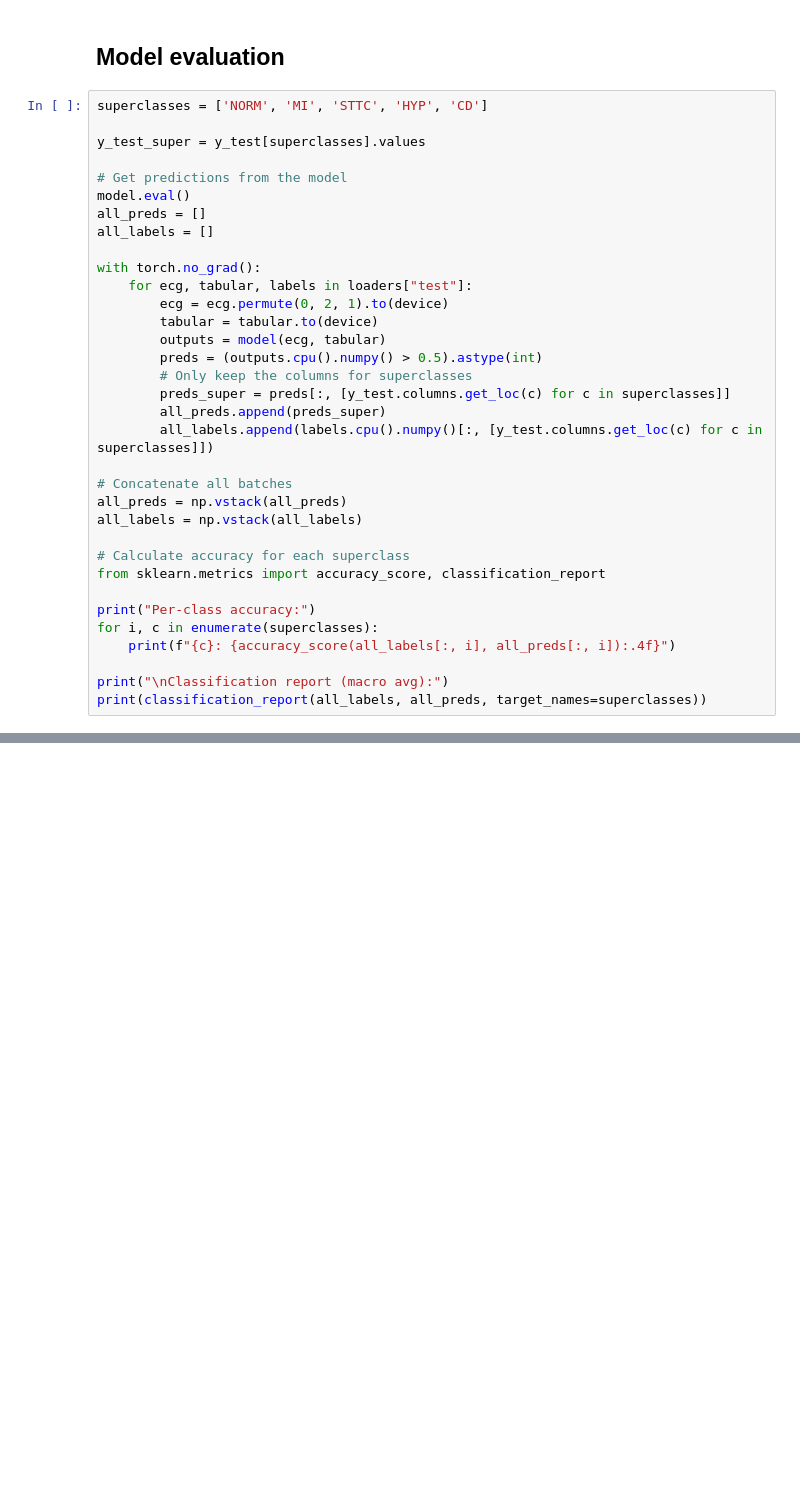
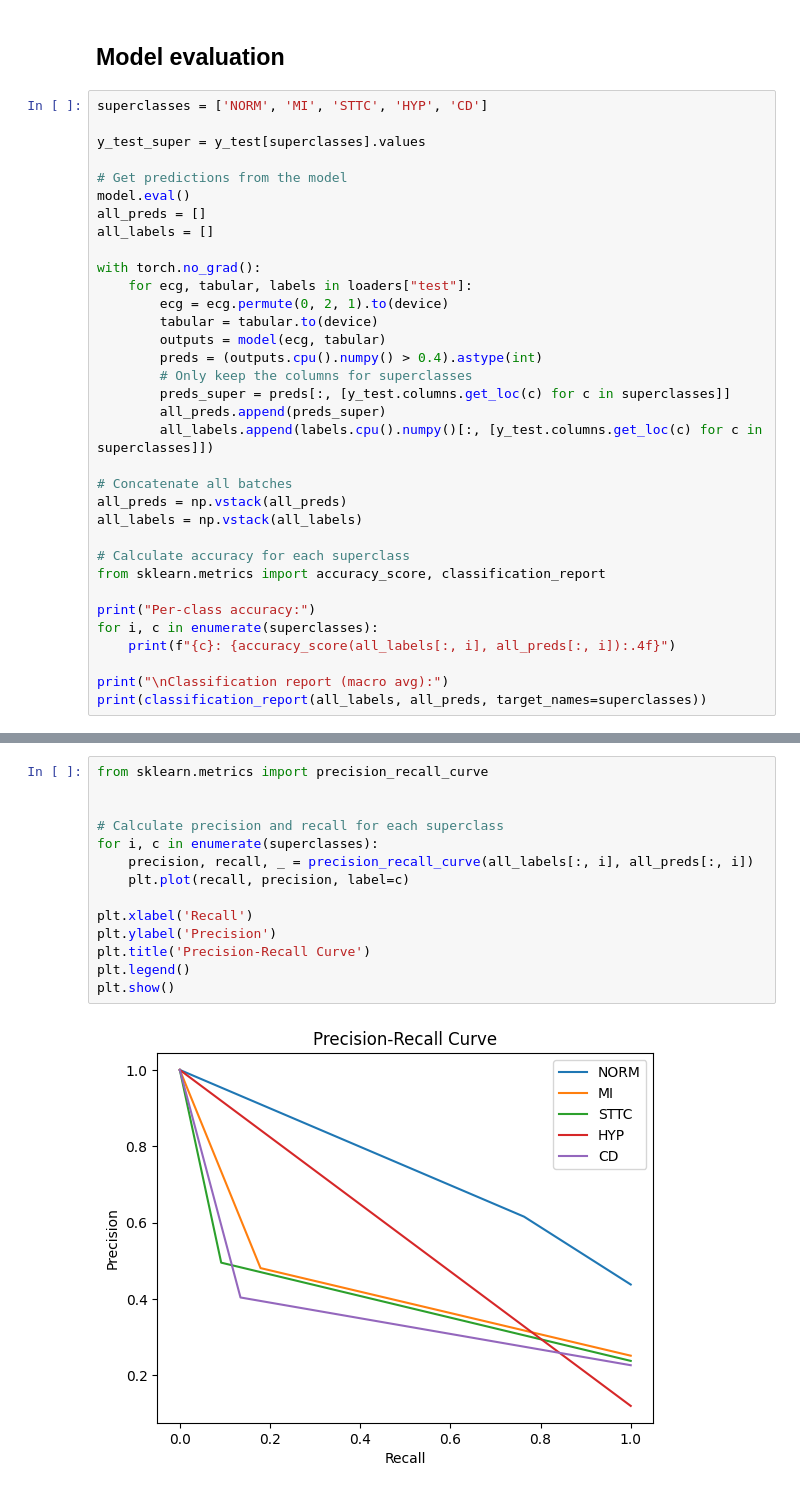
Before and after one commit to HenrikLogJacobsen/DL_UNICT, a Jupyter notebook: Run_1DCNN.ipynb, the cells around one changed output, grey strips where cells are left out. Drawn from its saved outputs; the diff is of its cells as text; blank space fills up the shorter version.

Commit message:
eval metrics

```diff
--- a/Run_1DCNN.ipynb
+++ b/Run_1DCNN.ipynb
@@ -350,7 +350,7 @@ with torch.no_grad():
         ecg = ecg.permute(0, 2, 1).to(device)
         tabular = tabular.to(device)
         outputs = model(ecg, tabular)
-        preds = (outputs.cpu().numpy() > 0.5).astype(int)
+        preds = (outputs.cpu().numpy() > 0.4).astype(int)
         # Only keep the columns for superclasses
         preds_super = preds[:, [y_test.columns.get_loc(c) for c in superclasses]]
         all_preds.append(preds_super)
@@ -392,0 +393,16 @@ weighted avg       0.23      0.21      0.22      2801
+# %%
+from sklearn.metrics import precision_recall_curve
+
+
+# Calculate precision and recall for each superclass
+for i, c in enumerate(superclasses):
+    precision, recall, _ = precision_recall_curve(all_labels[:, i], all_preds[:, i])
+    plt.plot(recall, precision, label=c)
+
+plt.xlabel('Recall')
+plt.ylabel('Precision')
+plt.title('Precision-Recall Curve')
+plt.legend()
+plt.show()
+# %% [output]
+[figure, added]
```
Also changed, not shown: parts of 3 cells of this notebook, 1 other file.
